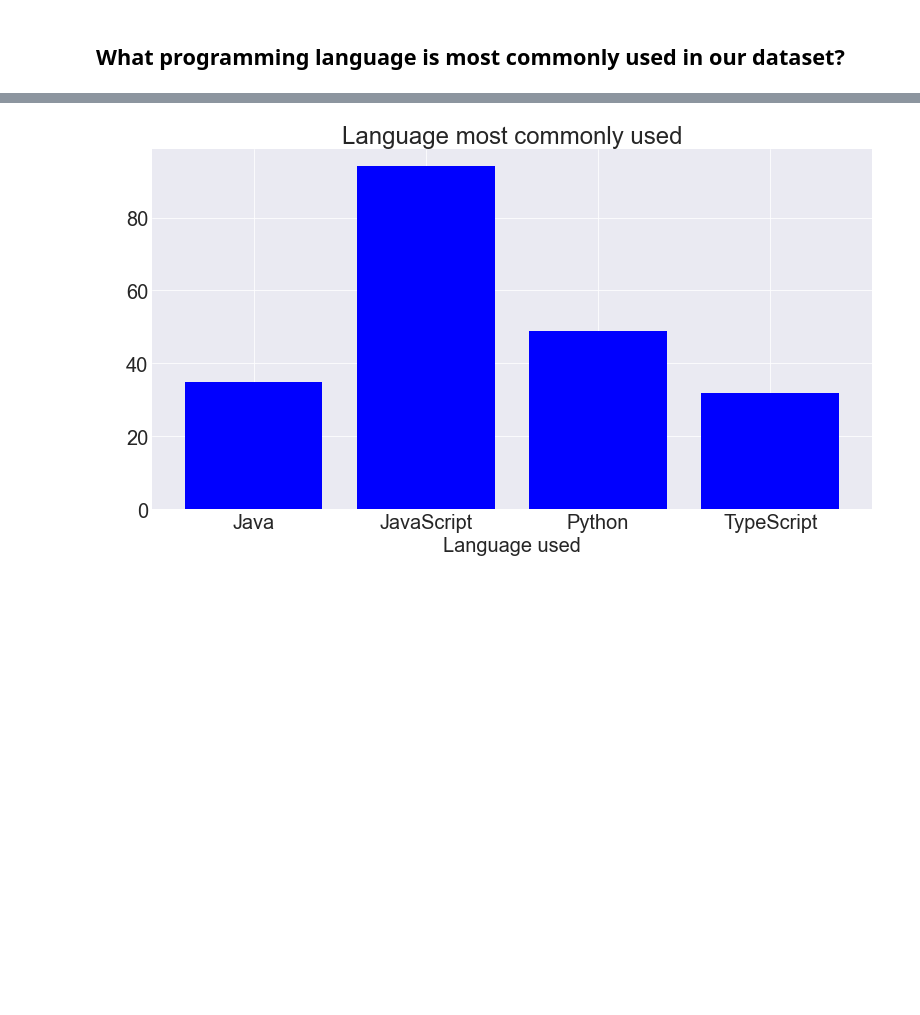
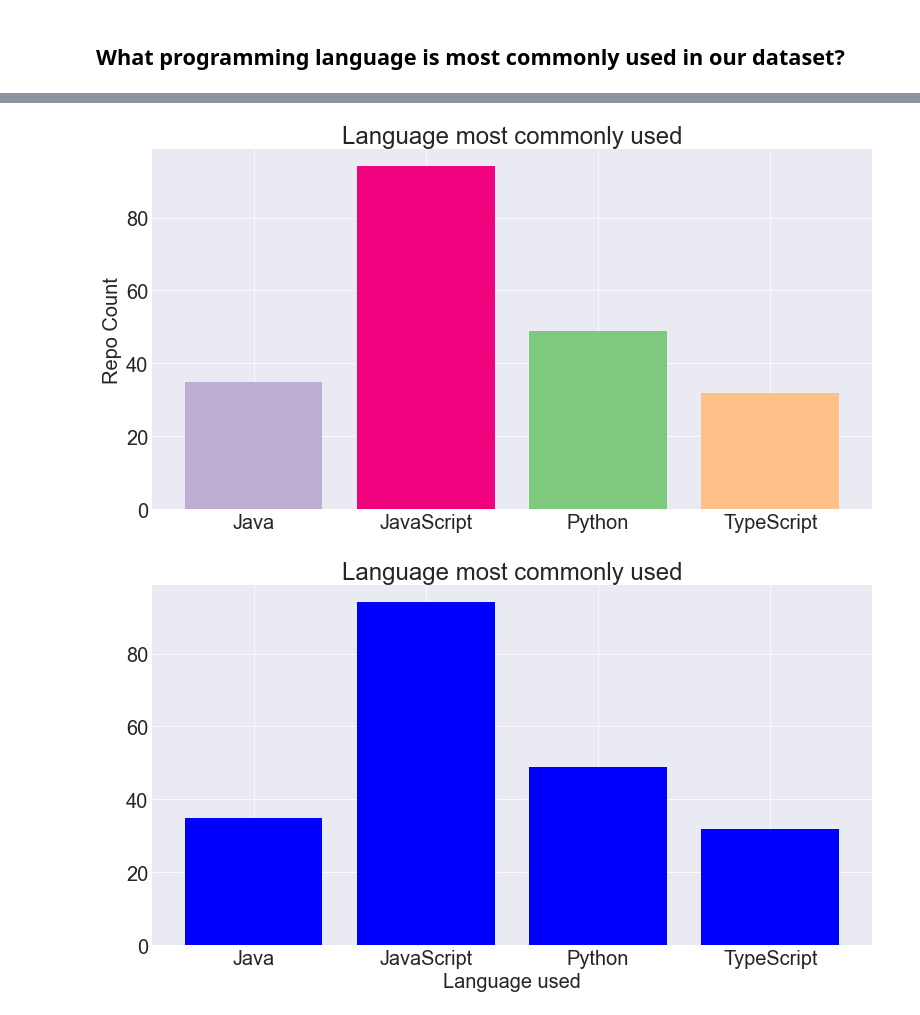
Before and after one commit to NLP-Project-Burton-Yuvia-Yvette/NLP-Project, a Jupyter notebook: Final_Report_NLP_Project.ipynb, the cells around one changed output, grey strips where cells are left out. Cells and saved outputs as stored; diff of their text form; code cells hidden in the pictures; blank space fills up the shorter version.

Commit message:
updated bar color

```diff
--- a/Final_Report_NLP_Project.ipynb
+++ b/Final_Report_NLP_Project.ipynb
@@ -111,3 +135,18 @@ train, validate, test = p.split_data(df, 'language')
+# %%
+def bar_common_language(train):
+    fig = plt.figure(figsize = (10, 5))
+    ax = fig.add_axes([0,0,1,1])
+    langs = ['Java', 'JavaScript', 'Python', 'TypeScript']
+    language = [len(train[train.language == 'Java']), len(train[train.language == 'JavaScript']), len(train[train.language == 'Python']), len(train[train.language == 'TypeScript'])]
+    ax.bar(langs,language , color=['#beaed4','#f0027f','#7fc97f','#fdc086'])
+    plt.xlabel("")
+    plt.ylabel("Repo Count")
+    plt.title("Language most commonly used")
+
+    plt.show()
+bar_common_language(train)
+# %% [output]
+[figure, added]
 # %%
 #obtain viz
 e.bar_common_language(train)
```
Also changed, not shown: parts of 31 cells of this notebook.
